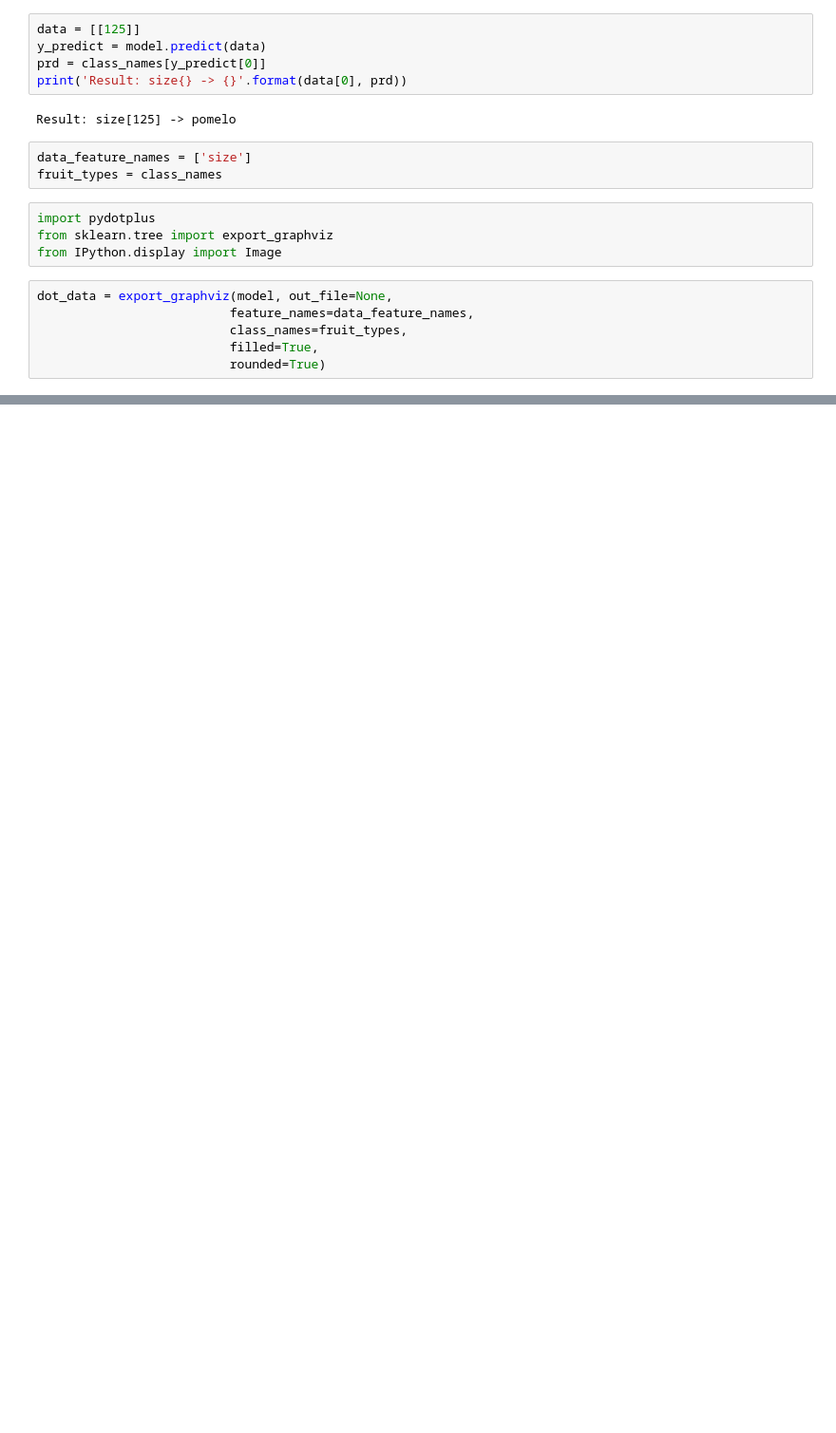
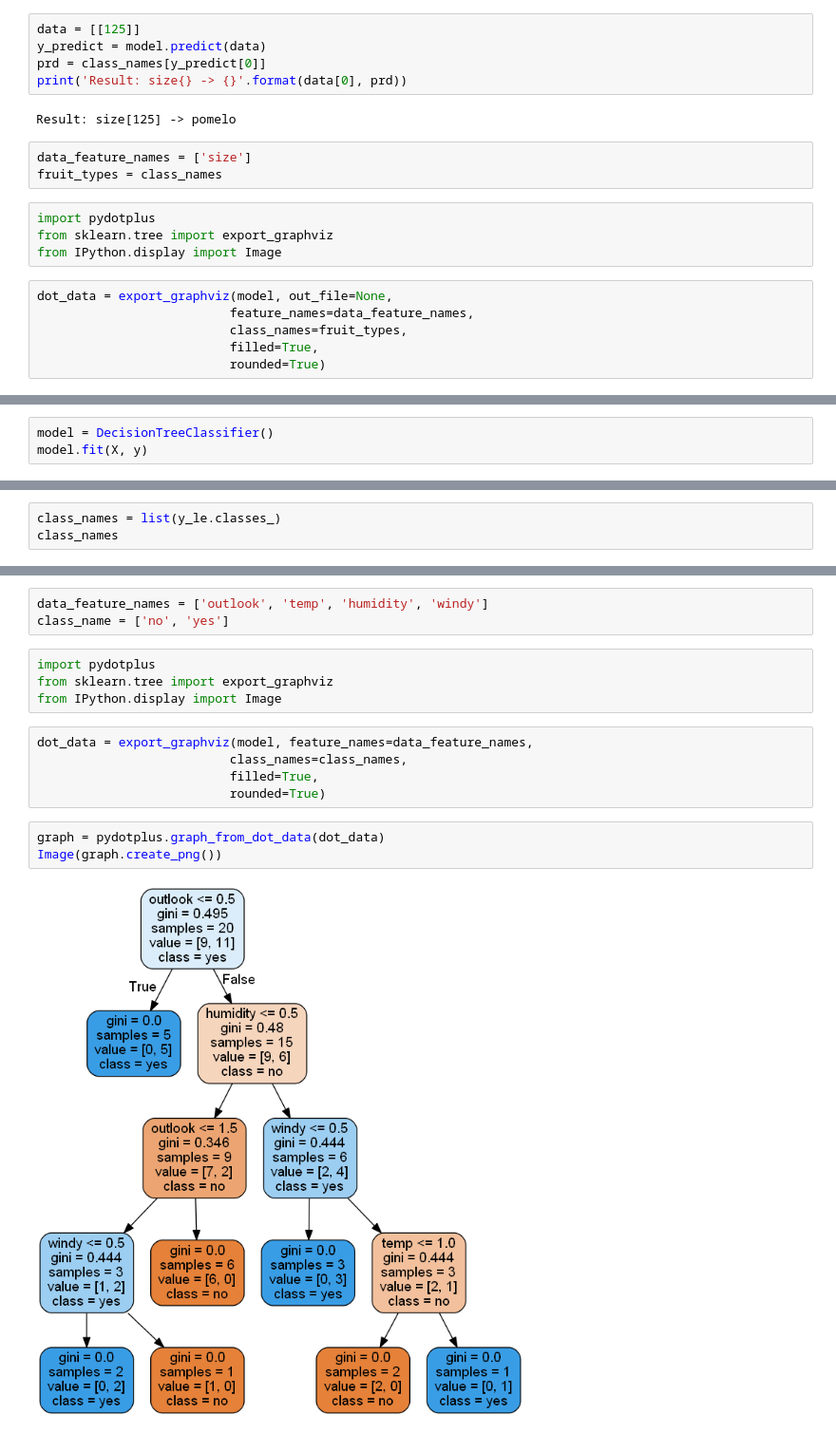
Before and after one commit to aukrit1993/my_machine_learning, a Jupyter notebook: chapter_15.ipynb, the cells around one changed output, grey strips where cells are left out. Shown at 95% size. Cells and saved outputs as stored; diff of their text form; blank space fills up the shorter version.

```diff
--- a/chapter_15.ipynb
+++ b/chapter_15.ipynb
@@ -224,0 +324,3 @@ graph = pydotplus.graph_from_dot_data()
+# %%
+model = DecisionTreeClassifier()
+model.fit(X, y)
@@ -224,0 +329,3 @@ graph = pydotplus.graph_from_dot_data()
+# %%
+class_names = list(y_le.classes_)
+class_names
@@ -224,0 +348,17 @@ graph = pydotplus.graph_from_dot_data()
+# %%
+data_feature_names = ['outlook', 'temp', 'humidity', 'windy']
+class_name = ['no', 'yes']
+# %%
+import pydotplus
+from sklearn.tree import export_graphviz
+from IPython.display import Image
+# %%
+dot_data = export_graphviz(model, feature_names=data_feature_names,
+                          class_names=class_names,
+                          filled=True,
+                          rounded=True)
+# %%
+graph = pydotplus.graph_from_dot_data(dot_data)
+Image(graph.create_png())
+# %% [output]
+[figure, added]
```
Also changed, not shown: parts of 29 cells of this notebook.
